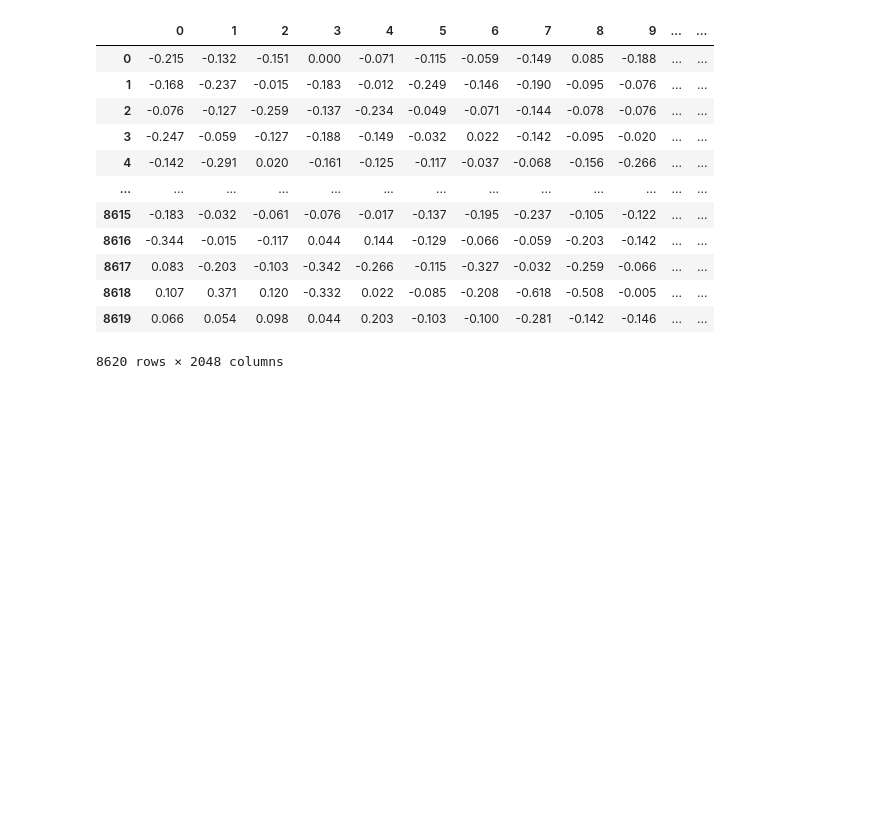
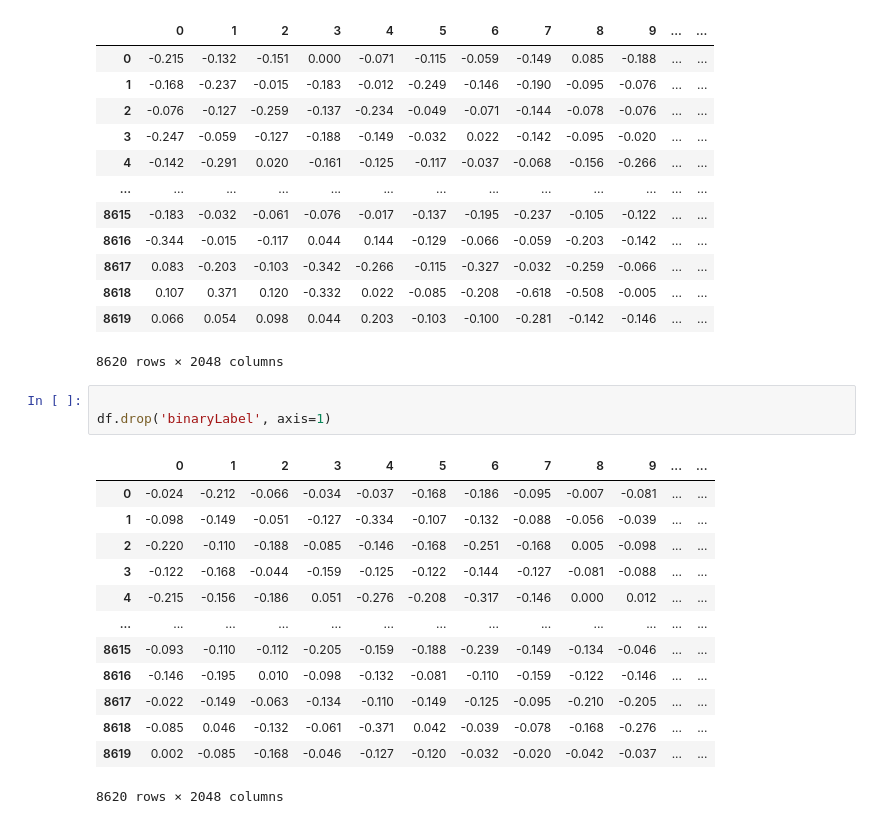
Before and after one commit to ImajiPietersz/FYP, a Jupyter notebook: NASA_SVM.ipynb, the cells around one changed output. Drawn from its saved outputs; the diff is of its cells as text; blank space fills up the shorter version.

```diff
--- a/NASA_SVM.ipynb
+++ b/NASA_SVM.ipynb
@@ -295,3 +295,20 @@ df
 | 8618 | 0.107 | 0.371 | 0.120 | -0.332 | 0.022 | -0.085 | -0.208 | -0.618 | -0.508 | -0.005 | ... | ... |
 | 8619 | 0.066 | 0.054 | 0.098 | 0.044 | 0.203 | -0.103 | -0.100 | -0.281 | -0.142 | -0.146 | ... | ... |
 8620 rows × 2048 columns
+# %%
+
+df.drop('binaryLabel', axis=1)
+# %% [output]
+|  | 0 | 1 | 2 | 3 | 4 | 5 | 6 | 7 | 8 | 9 | ... | ... |
+| 0 | -0.024 | -0.212 | -0.066 | -0.034 | -0.037 | -0.168 | -0.186 | -0.095 | -0.007 | -0.081 | ... | ... |
+| 1 | -0.098 | -0.149 | -0.051 | -0.127 | -0.334 | -0.107 | -0.132 | -0.088 | -0.056 | -0.039 | ... | ... |
+| 2 | -0.220 | -0.110 | -0.188 | -0.085 | -0.146 | -0.168 | -0.251 | -0.168 | 0.005 | -0.098 | ... | ... |
+| 3 | -0.122 | -0.168 | -0.044 | -0.159 | -0.125 | -0.122 | -0.144 | -0.127 | -0.081 | -0.088 | ... | ... |
+| 4 | -0.215 | -0.156 | -0.186 | 0.051 | -0.276 | -0.208 | -0.317 | -0.146 | 0.000 | 0.012 | ... | ... |
+| ... | ... | ... | ... | ... | ... | ... | ... | ... | ... | ... | ... | ... |
+| 8615 | -0.093 | -0.110 | -0.112 | -0.205 | -0.159 | -0.188 | -0.239 | -0.149 | -0.134 | -0.046 | ... | ... |
+| 8616 | -0.146 | -0.195 | 0.010 | -0.098 | -0.132 | -0.081 | -0.110 | -0.159 | -0.122 | -0.146 | ... | ... |
+| 8617 | -0.022 | -0.149 | -0.063 | -0.134 | -0.110 | -0.149 | -0.125 | -0.095 | -0.210 | -0.205 | ... | ... |
+| 8618 | -0.085 | 0.046 | -0.132 | -0.061 | -0.371 | 0.042 | -0.039 | -0.078 | -0.168 | -0.276 | ... | ... |
+| 8619 | 0.002 | -0.085 | -0.168 | -0.046 | -0.127 | -0.120 | -0.032 | -0.020 | -0.042 | -0.037 | ... | ... |
+8620 rows × 2048 columns
```
Also changed, not shown: parts of 7 cells of this notebook.
